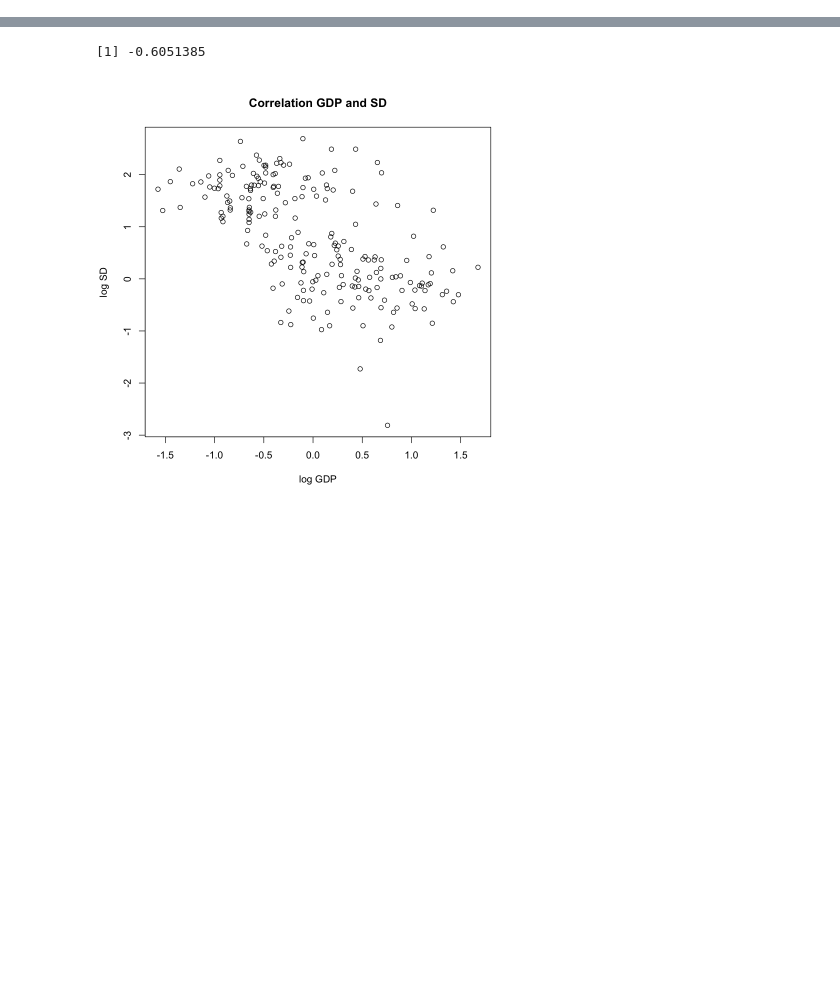
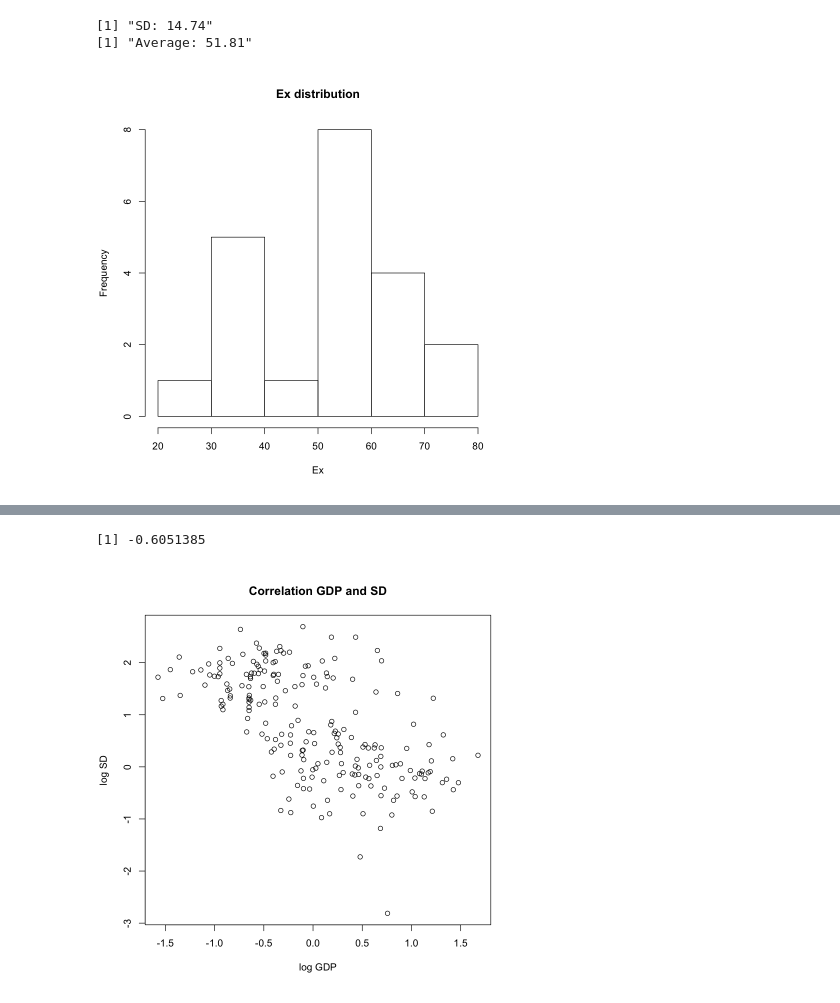
Before and after one commit to sdaza/lambda-uncertainty, a Jupyter notebook: notebooks/measurement-examples.ipynb, the cells around one changed output, grey strips where cells are left out. Drawn from its saved outputs; the diff is of its cells as text; code cells hidden in the pictures; blank space fills up the shorter version.

```diff
--- a/notebooks/measurement-examples.ipynb
+++ b/notebooks/measurement-examples.ipynb
@@ -35,2 +36,12 @@ dat = data.table(read_stata("../data/Ex-LA1850-2020-estimates.dta"))
+# %%
+# example of one set of estimates
+temp = dat[ctry == 2020 & myear == 1870, Ex]
+print(paste0("SD: ", round(sd(temp), 2)))
+print(paste0("Average: ", round(mean(temp), 2)))
+hist(temp, main = "Ex distribution", xlab = "Ex")
+# %% [output]
+[1] "SD: 14.74"
+[1] "Average: 51.81"
+[figure, added]
 # %%
 # estimate standard deviation based on estimates, just to create this toy example
```
Also changed, not shown: parts of 6 cells of this notebook.
